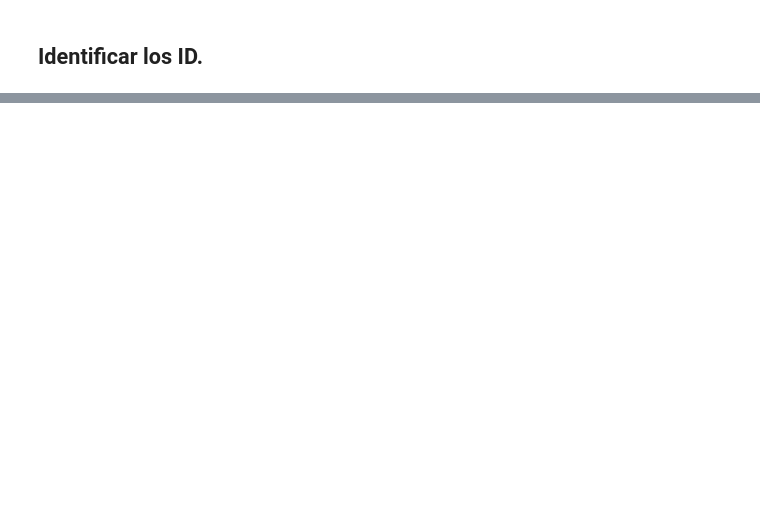
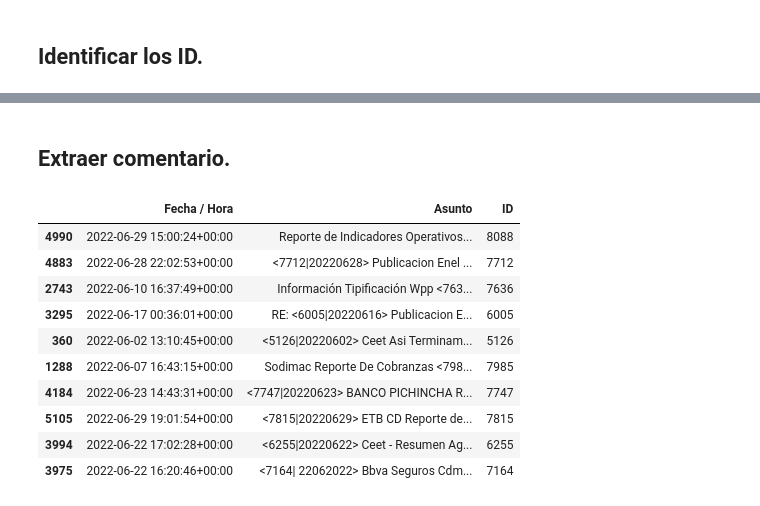
Before and after one commit to HonorioConHache/Dataejercicio_1, a Jupyter notebook: index.ipynb, the cells around one changed output, grey strips where cells are left out. Cells and saved outputs as stored; diff of their text form; code cells hidden in the pictures; blank space fills up the shorter version.

```diff
--- a/index.ipynb
+++ b/index.ipynb
@@ -116,0 +137,4 @@ datos
+# %%
+datos = datos[~(datos['ID'].isnull())]
+datos_faltantes = datos.isnull().sum().sort_values(ascending=True)
+datos_faltantes
@@ -116,0 +178,16 @@ datos
+# %% [markdown]
+## Extraer comentario.
+# %%
+datos.sample(10)
+# %% [output]
+|  | Fecha / Hora | Asunto | ID |
+| 4990 | 2022-06-29 15:00:24+00:00 | Reporte de Indicadores Operativos... | 8088 |
+| 4883 | 2022-06-28 22:02:53+00:00 | <7712|20220628> Publicacion Enel ... | 7712 |
+| 2743 | 2022-06-10 16:37:49+00:00 | Información Tipificación Wpp <763... | 7636 |
+| 3295 | 2022-06-17 00:36:01+00:00 | RE: <6005|20220616> Publicacion E... | 6005 |
+| 360 | 2022-06-02 13:10:45+00:00 | <5126|20220602> Ceet Asi Terminam... | 5126 |
+| 1288 | 2022-06-07 16:43:15+00:00 | Sodimac Reporte De Cobranzas <798... | 7985 |
+| 4184 | 2022-06-23 14:43:31+00:00 | <7747|20220623> BANCO PICHINCHA R... | 7747 |
+| 5105 | 2022-06-29 19:01:54+00:00 | <7815|20220629> ETB CD Reporte de... | 7815 |
+| 3994 | 2022-06-22 17:02:28+00:00 | <6255|20220622> Ceet - Resumen Ag... | 6255 |
+| 3975 | 2022-06-22 16:20:46+00:00 | <7164| 22062022> Bbva Seguros Cdm... | 7164 |
```
Also changed, not shown: parts of 14 cells of this notebook.
